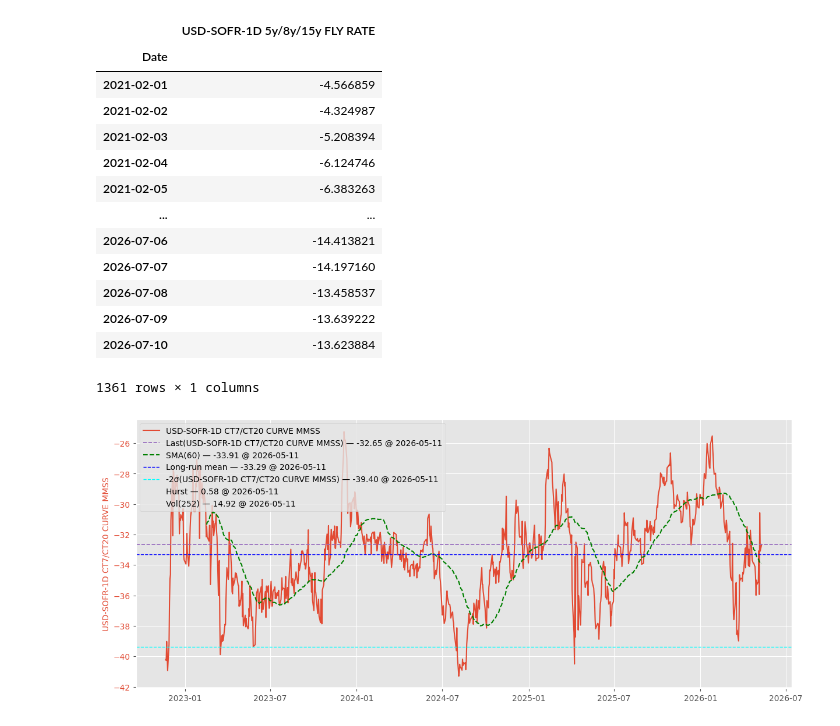
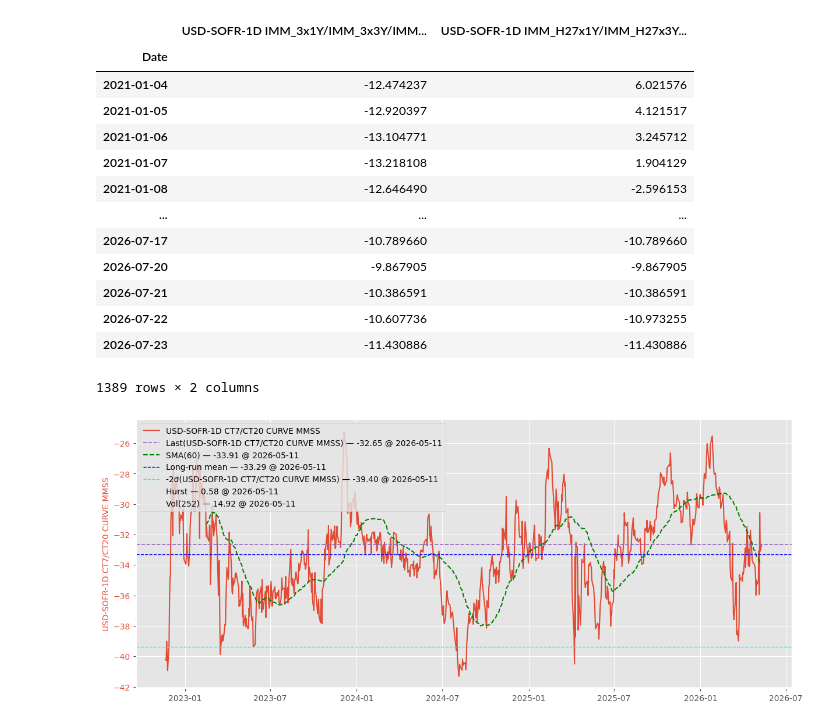
Before and after one commit to yieldcurvemonkey/ARBS, a Jupyter notebook: notebooks/timeseries/eod_linear_rates.ipynb, the cells around one changed output. Saved outputs shown, nothing was run; the diff lists cells and outputs as text; code cells hidden in the pictures.

```diff
--- a/notebooks/timeseries/eod_linear_rates.ipynb
+++ b/notebooks/timeseries/eod_linear_rates.ipynb
@@ -51,8 +54,8 @@ curve_mdp = IRSwapsMDP(source="ERIS_EOD_LIVE-RL_BASIC")
 usts_mdp = FixedRateBondsMDP(source="USTS_FEDINVEST_WSJ_LIVE-RL")
 ts_builder = TimeseriesBuilder()
 # %%
-start = NYC_tz.localize(datetime.datetime(2021, 1, 31, 17, 00))
-end = NYC_tz.localize(datetime.datetime(2026, 7, 10, 17, 00))
+start = NYC_tz.localize(datetime.datetime(2021, 1, 1, 17, 00))
+end = NYC_tz.localize(datetime.datetime(2026, 7, 23, 17, 00))
 # start = datetime.date(2021, 1, 1)
 # end = datetime.date(2026, 5, 11)
 
@@ -67,7 +70,12 @@ df = ts_builder.get_timeseries(
         # ),
 		UnifiedQuery(
             curve="USD-SOFR-1D",
-            tenor="5y/8y/15y",
+            tenor="IMM_3x1Y/IMM_3x3Y/IMM_3x5Y",
+            value=UnifiedValue.IRS_RATE,
+        ),
+        UnifiedQuery(
+            curve="USD-SOFR-1D",
+            tenor="IMM_H27x1Y/IMM_H27x3Y/IMM_H27x5Y",
             value=UnifiedValue.IRS_RATE,
         ),
         # UnifiedQuery(
@@ -95,47 +103,47 @@ df = ts_builder.get_timeseries(
 		# UnifiedQuery(
 		# 	cusip="CT5/CT30",
 		# 	value=UnifiedValue.FRB_YTM,
         # ),
         # UnifiedQuery(
 		# 	cusip="CT10",
 		# 	value=UnifiedValue.FRB_YTM,
         # ),
         # UnifiedQuery(
 		# 	cusip="CT30",
 		# 	value=UnifiedValue.FRB_YTM,
         # ),
         # UnifiedQuery(
 		# 	cusip="CT5/CT10/CT30",
 		# 	value=UnifiedValue.FRB_YTM,
         # ),
         # UnifiedQuery(
 		# 	cusip="CT2/CT10",
 		# 	value=UnifiedValue.FRB_YTM,
         # )
     ],
     n_jobs=12,
     routers={
         "IRS": IRSwapsTB(curve_mdp, show_tqdm=True),
         "FRB": FixedRateBondsTB(usts_mdp, show_tqdm=True),
     },
 	# ignore_cache=True
 )
 df
 # %% [output]
-|  | USD-SOFR-1D 5y/8y/15y FLY RATE |
-| Date |  |
-| 2021-02-01 | -4.566859 |
-| 2021-02-02 | -4.324987 |
-| 2021-02-03 | -5.208394 |
-| 2021-02-04 | -6.124746 |
-| 2021-02-05 | -6.383263 |
-| ... | ... |
-| 2026-07-06 | -14.413821 |
-| 2026-07-07 | -14.197160 |
-| 2026-07-08 | -13.458537 |
-| 2026-07-09 | -13.639222 |
-| 2026-07-10 | -13.623884 |
+|  | USD-SOFR-1D IMM_3x1Y/IMM_3x3Y/IMM... | USD-SOFR-1D IMM_H27x1Y/IMM_H27x3Y... |
+| Date |  |  |
+| 2021-01-04 | -12.474237 | 6.021576 |
+| 2021-01-05 | -12.920397 | 4.121517 |
+| 2021-01-06 | -13.104771 | 3.245712 |
+| 2021-01-07 | -13.218108 | 1.904129 |
+| 2021-01-08 | -12.646490 | -2.596153 |
+| ... | ... | ... |
+| 2026-07-17 | -10.789660 | -10.789660 |
+| 2026-07-20 | -9.867905 | -9.867905 |
+| 2026-07-21 | -10.386591 | -10.386591 |
+| 2026-07-22 | -10.607736 | -10.973255 |
+| 2026-07-23 | -11.430886 | -11.430886 |
-1361 rows × 1 columns
+1389 rows × 2 columns
 # %%
 plot, fig, ax, ax2, legend = make_secondary_axis_plot(engine="plotly")
 # plot(df["USD-SOFR-1D 10y2y/12y3y/15y5y FLY RATE"])
```
Also changed, not shown: parts of 2 cells of this notebook, 5 other files.
